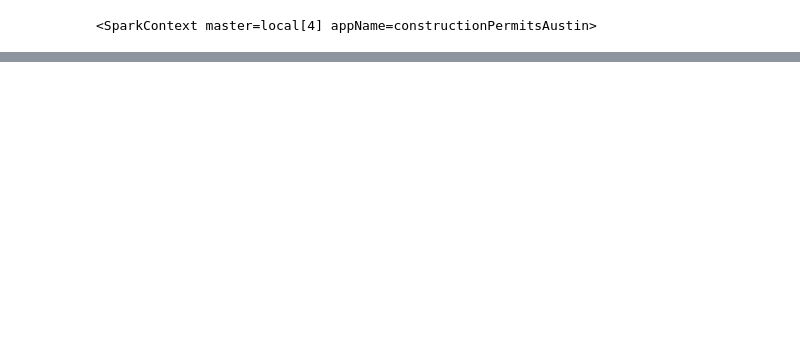
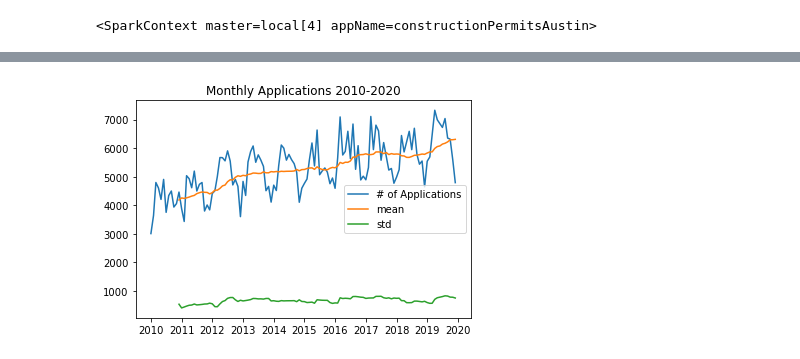
Before and after one commit to rezaganj/Capstone1-Construction-Permits-Austin-TX, a Jupyter notebook: notebooks/main.ipynb, the cells around one changed output, grey strips where cells are left out. Drawn from its saved outputs; the diff is of its cells as text; code cells hidden in the pictures; blank space fills up the shorter version.

```diff
--- a/notebooks/main.ipynb
+++ b/notebooks/main.ipynb
@@ -163,0 +189,5 @@ memory usage: 23.3+ MB
+# %%
+permit_by_month_2010_2020 = permit_by_month[
+    (permit_by_month.index  >= datetime.datetime(2010,1,1)) &
+    (permit_by_month.index  < datetime.datetime(2020,1,1))]
+permit_by_month_2010_2020
@@ -163,0 +209,9 @@ memory usage: 23.3+ MB
+# %%
+fig, ax = plt.subplots()
+ax.plot(permit_by_month_2010_2020, label="# of Applications")
+ax.plot(permit_by_month_2010_2020.rolling(window=12).mean(), label="mean")
+ax.plot(permit_by_month_2010_2020.rolling(window=12).std(), label="std")
+ax.legend()
+ax.set_title("Monthly Applications 2010-2020");
+# %% [output]
+[figure, added]
```
Also changed, not shown: parts of 26 cells of this notebook.
